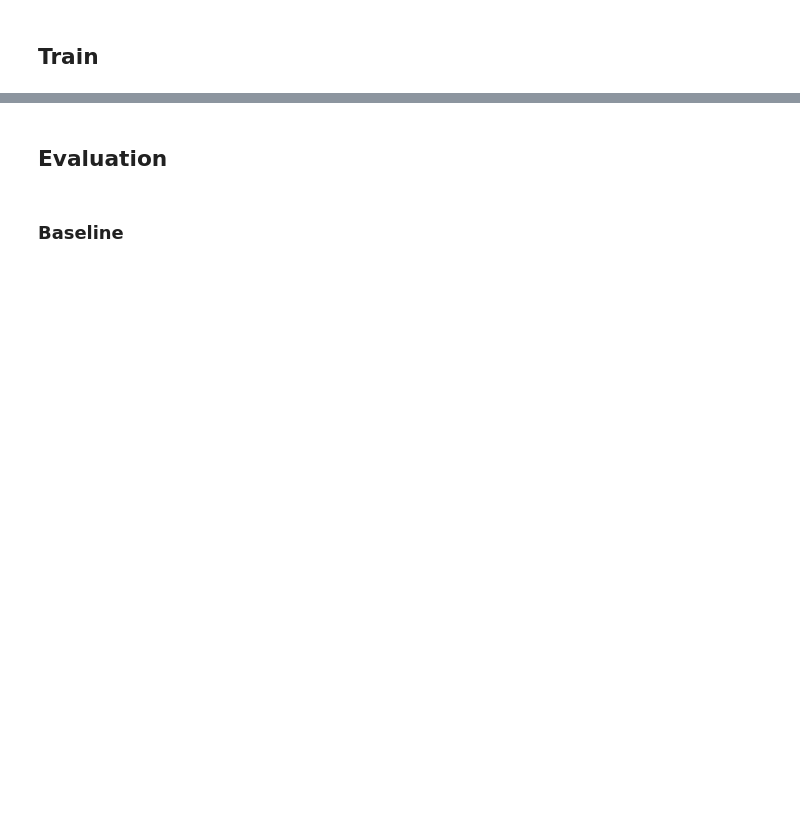
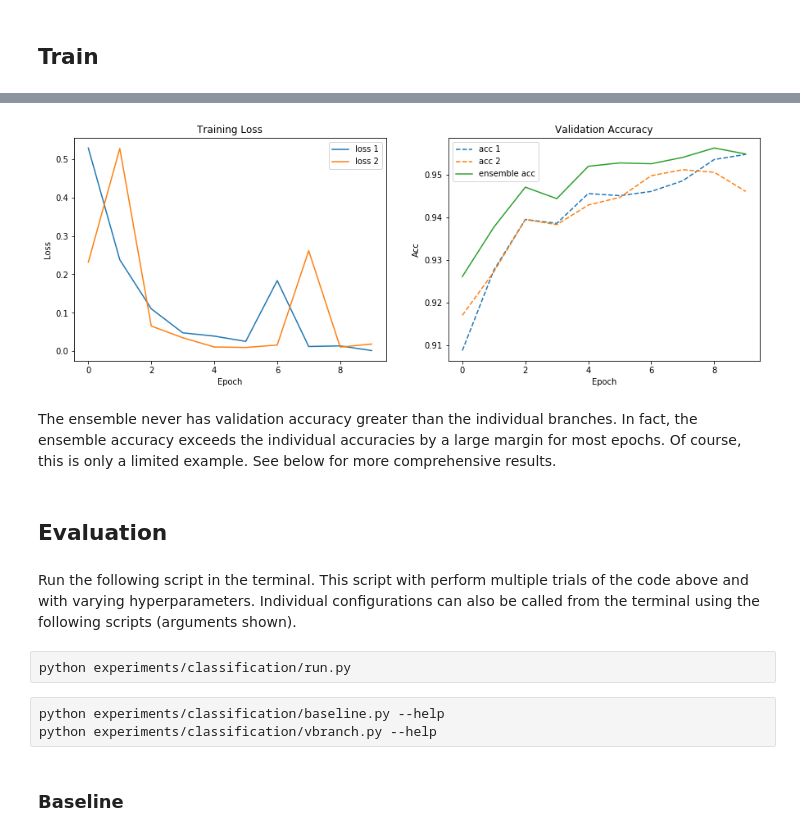
Before and after one commit to agongt408/vbranch, a Jupyter notebook: classification.ipynb, the cells around one changed output, grey strips where cells are left out. Cells and saved outputs as stored; diff of their text form; code cells hidden in the pictures; blank space fills up the shorter version.

```diff
--- a/classification.ipynb
+++ b/classification.ipynb
@@ -43,2 +53,10 @@ x_train_list, y_train_list = bag_samples(X_train, y_train, NUM_BRANCHES,
+# %%
+# Bagging
+if BAGGING_SAMPLES < 1:
+    x_train_list, y_train_list = bag_samples(X_train, y_train, NUM_BRANCHES,
+                                             max_samples=BAGGING_SAMPLES)
+
+    for i, (x_, y_) in enumerate(zip(x_train_list, y_train_list)):
+        print('Bag {}:'.format(i+1), x_.shape, y_.shape)
 # %% [markdown]
 ## Train
@@ -102,4 +126,0 @@ def build_model(architecture,inputs,labels, num_classes,num_branches,model_id, s
-# %%
-model = build_model(ARCHITECTURE, inputs, labels_one_hot, NUM_CLASSES,
-                    NUM_BRANCHES, MODEL_ID, SHARED_FRAC)
-model.summary()
@@ -138,6 +162,3 @@ else:
     train_dict['batch_size:0'] = BATCH_SIZE
 
 val_dict = {'x:0': X_test, 'y:0': y_test, 'batch_size:0': len(X_test)}
-
-history = model.fit(train_dict, EPOCHS, STEPS_PER_EPOCH,
-                    val_dict=val_dict, log_path=model_path if SAVE else None)
@@ -161,0 +165,3 @@ Epoch 15/15
+# %%
+history = model.fit(EPOCHS, STEPS_PER_EPOCH, train_dict=train_dict,
+                    val_dict=val_dict, log_path=model_path if SAVE else None)
@@ -162,2 +189,34 @@ Epoch 15/15
+# %%
+plt.figure(figsize=(15, 5))
+
+plt.subplot(1,2,1)
+for i in range(NUM_BRANCHES):
+    plt.plot(history['loss_{}'.format(i+1)], label='loss {}'.format(i+1))
+plt.title('Training Loss')
+plt.xlabel('Epoch')
+plt.ylabel('Loss')
+plt.legend()
+
+plt.subplot(1,2,2)
+for i in range(NUM_BRANCHES):
+    plt.plot(history['val_acc_{}'.format(i+1)], linestyle='--', label='acc {}'.format(i+1))
+plt.plot(history['val_acc_ensemble'], label='ensemble acc')
+plt.title('Validation Accuracy')
+plt.xlabel('Epoch')
+plt.ylabel('Acc')
+plt.legend()
+
+plt.show()
+# %% [output]
+[figure, added]
+# %% [markdown]
+The ensemble never has validation accuracy greater than the individual branches. In fact, the ensemble accuracy exceeds the individual accuracies by a large margin for most epochs. Of course, this is only a limited example. See below for more comprehensive results.
 # %% [markdown]
 ## Evaluation
+# %% [markdown]
+Run the following script in the terminal. This script with perform multiple trials of the code above and with varying hyperparameters. Individual configurations can also be called from the terminal using the following scripts (arguments shown).
+# %% [raw]
+python experiments/classification/run.py
+# %% [raw]
+python experiments/classification/baseline.py --help
+python experiments/classification/vbranch.py --help
```
Also changed, not shown: parts of 24 cells of this notebook, 21 other files.
